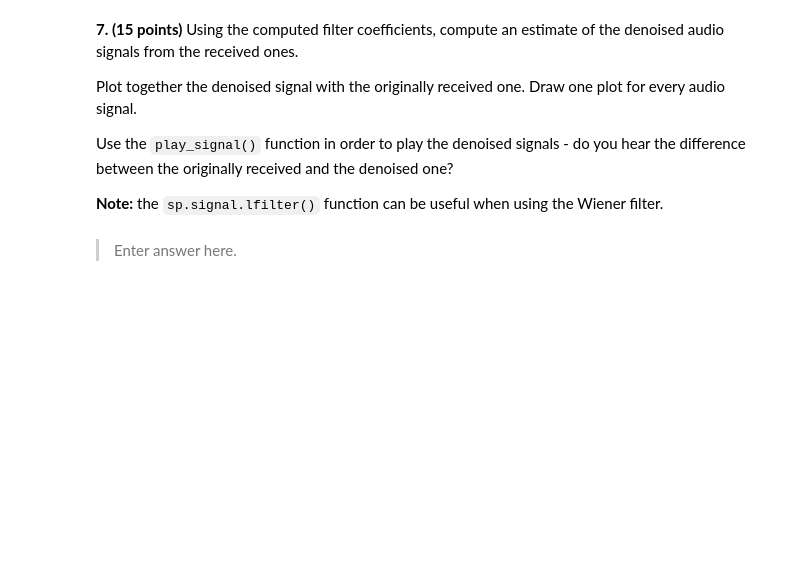
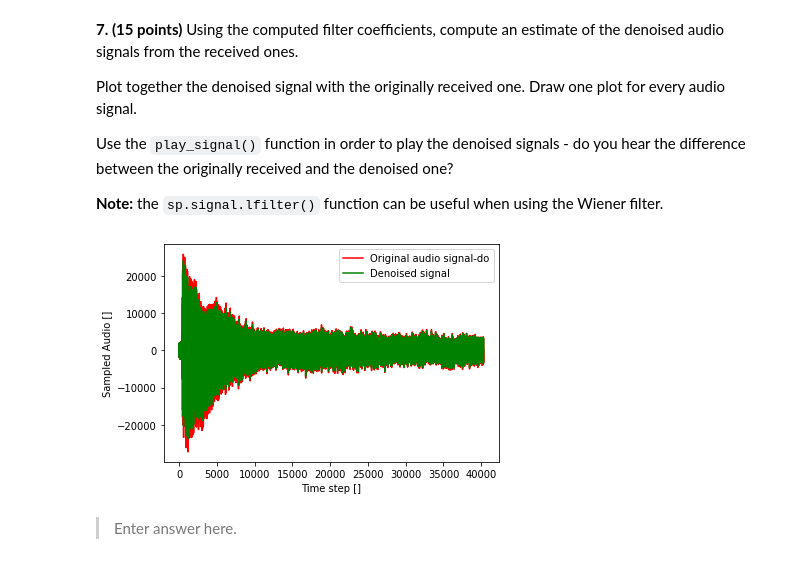
Before and after one commit to LeonGER-HH/SSP_2, a Jupyter notebook: SC42150_PythonAssignment2_Denoising_Petar.ipynb, the cells around one changed output. Cells and saved outputs as stored; diff of their text form; code cells hidden in the pictures; blank space fills up the shorter version.

```diff
--- a/SC42150_PythonAssignment2_Denoising_Petar.ipynb
+++ b/SC42150_PythonAssignment2_Denoising_Petar.ipynb
@@ -194,3 +341,13 @@ Next, calculate the cross-correlation function $r_{dx}(k)$ of every received aud
 **6. (10 points)** Using a 10-th order FIR Wiener filter, calculate the optimal filter coefficients for every received audio signal. Print these values.
 
 **Note:** The `sp.linalg.toeplitz()` function may be useful.
+# %%
+Rm = lin.toeplitz(r_v)
+w_1 = np.linalg.inv(Rm).dot(r_x1v)
+w_2 = np.linalg.inv(Rm).dot(r_x2v)
+w_3 = np.linalg.inv(Rm).dot(r_x3v)
+
+
+print(w_1)
+print(w_2)
+print(w_3)
@@ -202,6 +367,21 @@ Plot together the denoised signal with the originally received one. Draw one plo
 Use the `play_signal()` function in order to play the denoised signals - do you hear the difference between the originally received and the denoised one?
 
 **Note:** the `sp.signal.lfilter()` function can be useful when using the Wiener filter.
+# %%
+d1_hat = sig.lfilter(w_1, 1, data_noised[0])
+
+e1 = data_noised[0] - d1_hat
+
+plt.plot(time_steps,data_noised[0],'r', label='Original audio signal-do')
+plt.plot(time_steps,e1,'g', label='Denoised signal')
+plt.legend(loc="upper right")
+plt.ylabel('Sampled Audio []')
+plt.xlabel('Time step []')
+
+#play_signal( data_noised[0] )
+play_signal( e1 )
+# %% [output]
+[figure, added]
 # %% [markdown]
 > Enter answer here.
 # %% [markdown]
```
Also changed, not shown: parts of 6 cells of this notebook.
